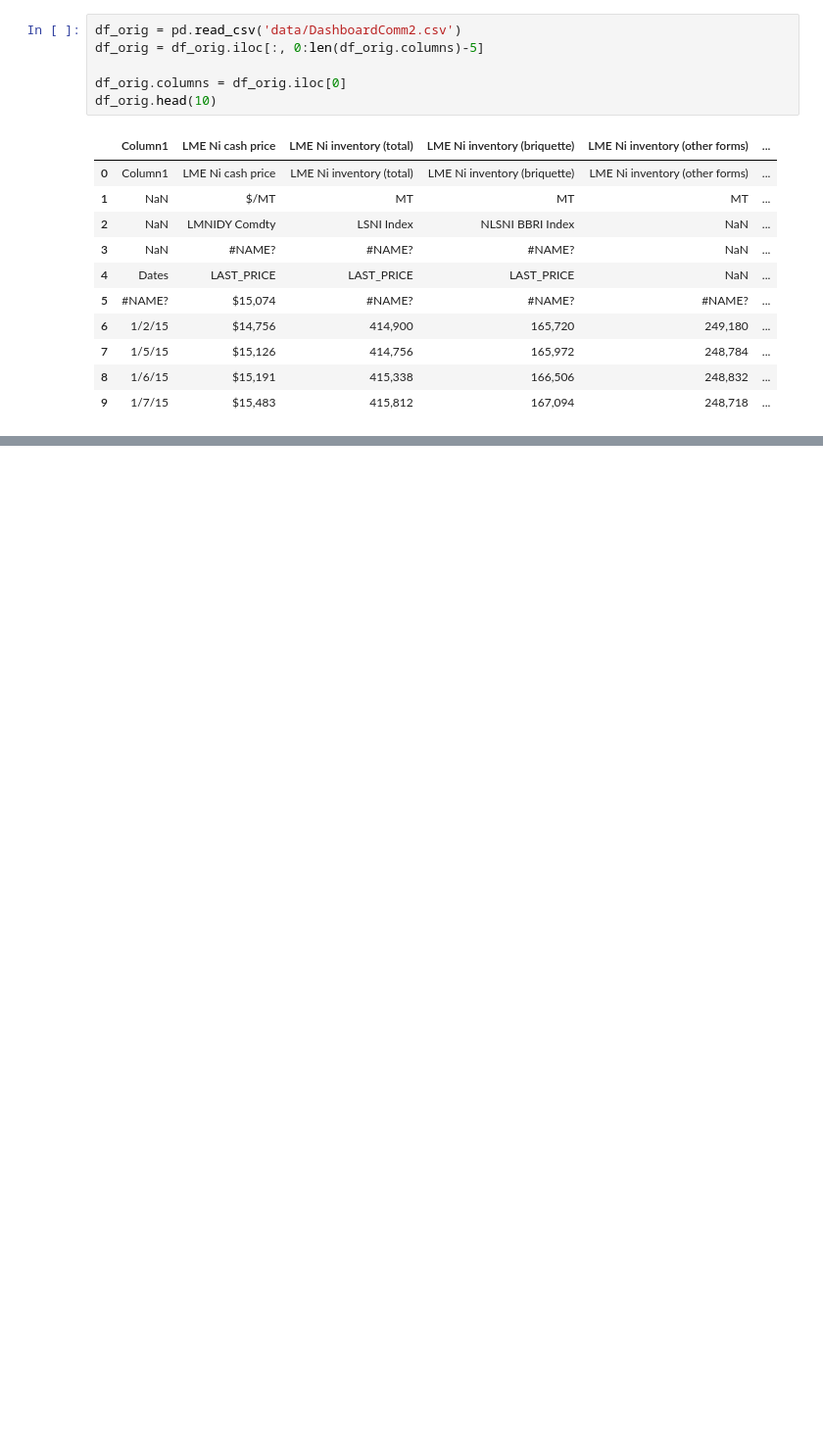
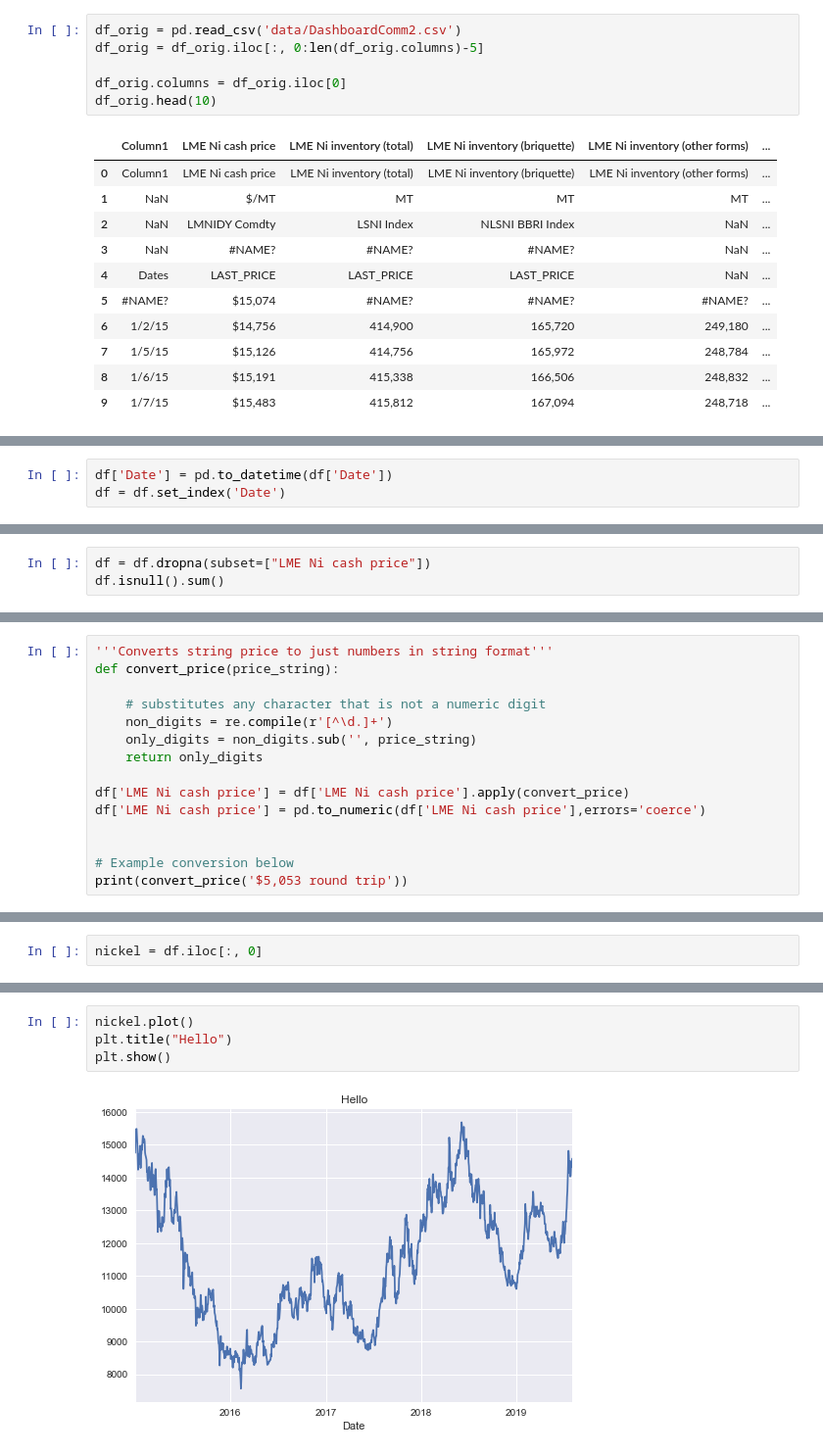
Before and after one commit to chiemiko/metals-research, a Jupyter notebook: ARIMA practice.ipynb, the cells around one changed output, grey strips where cells are left out. Shown at 98% size. Drawn from its saved outputs; the diff is of its cells as text; blank space fills up the shorter version.

```diff
--- a/ARIMA practice.ipynb
+++ b/ARIMA practice.ipynb
@@ -29,3 +42,6 @@ df.head()
 | 8 | 1/6/15 | $15,191 | 415,338 | 166,506 | 248,832 | ... |
 | 9 | 1/7/15 | $15,483 | 415,812 | 167,094 | 248,718 | ... |
 | 10 | 1/8/15 | $15,486 | 415,842 | 167,124 | 248,718 | ... |
+# %%
+df['Date'] = pd.to_datetime(df['Date'])
+df = df.set_index('Date')
@@ -31,0 +72,3 @@ df.head()
+# %%
+df = df.dropna(subset=["LME Ni cash price"])
+df.isnull().sum()
@@ -31,0 +93,15 @@ df.head()
+# %%
+'''Converts string price to just numbers in string format'''
+def convert_price(price_string):
+
+    # substitutes any character that is not a numeric digit
+    non_digits = re.compile(r'[^\d.]+')
+    only_digits = non_digits.sub('', price_string)
+    return only_digits
+
+df['LME Ni cash price'] = df['LME Ni cash price'].apply(convert_price)
+df['LME Ni cash price'] = pd.to_numeric(df['LME Ni cash price'],errors='coerce')
+
+
+# Example conversion below
+print(convert_price('$5,053 round trip'))
@@ -31,0 +110,2 @@ df.head()
+# %%
+nickel = df.iloc[:, 0]
@@ -31,0 +145,6 @@ df.head()
+# %%
+nickel.plot()
+plt.title("Hello")
+plt.show()
+# %% [output]
+[figure, added]
```
Also changed, not shown: parts of 33 cells of this notebook.
